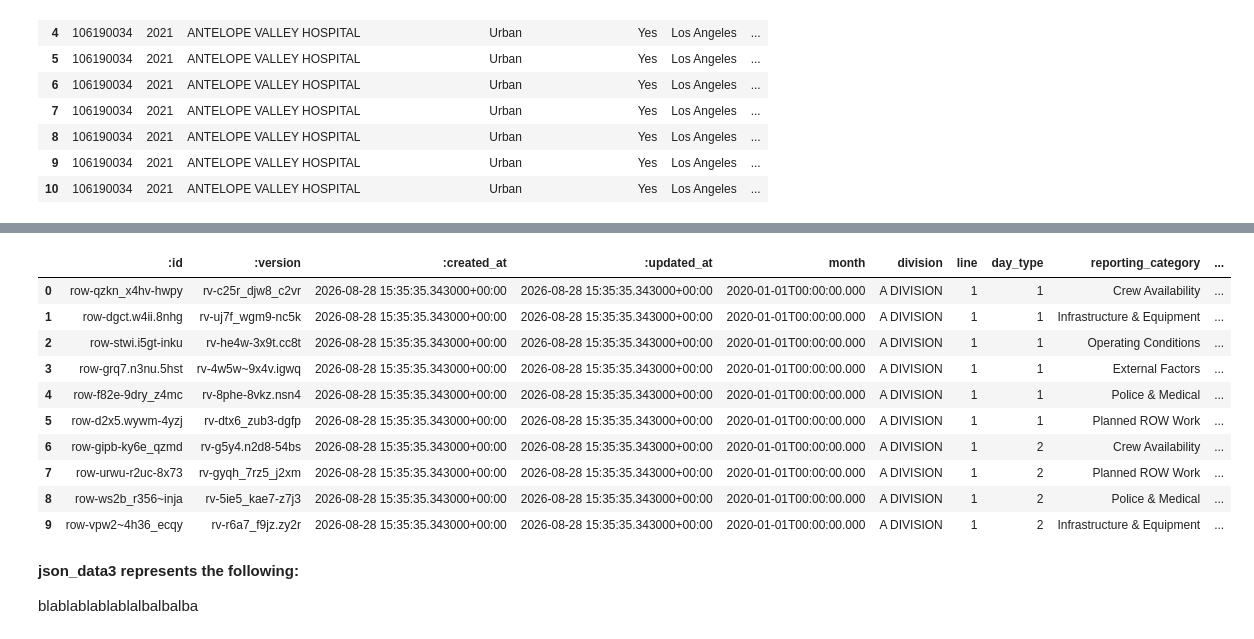
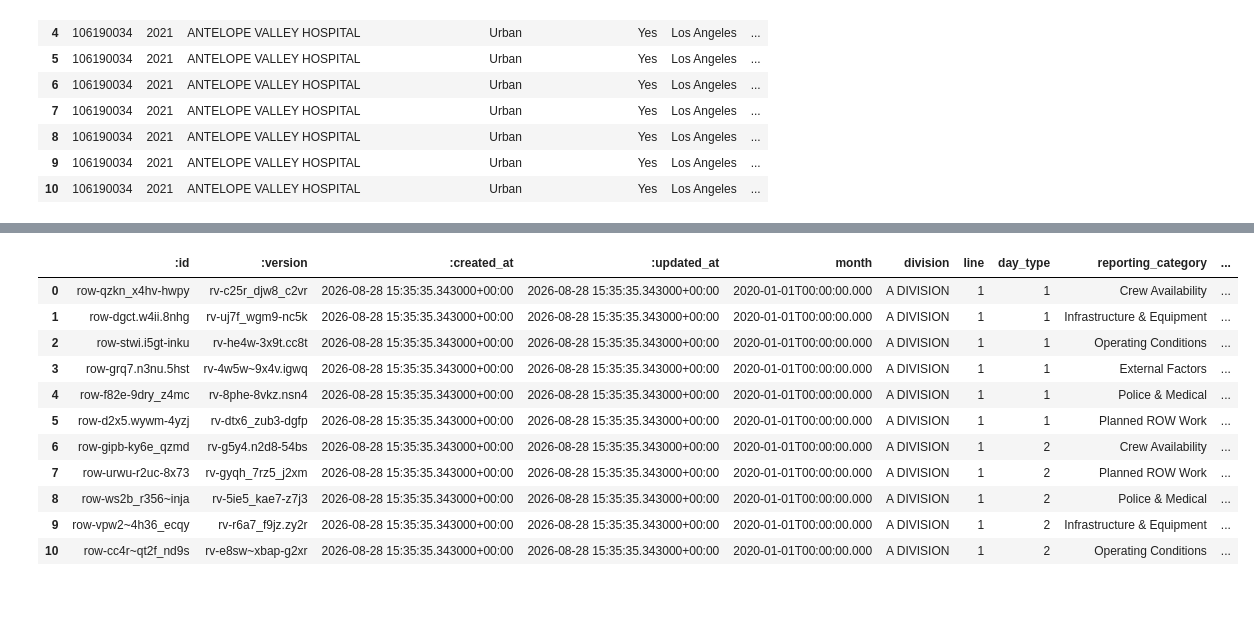
Before and after one commit to Yaghs/datasci_1_loading, a Jupyter notebook: HHA_507_HW1.ipynb, the cells around one changed output, grey strips where cells are left out. Cells and saved outputs as stored; diff of their text form; code cells hidden in the pictures; blank space fills up the shorter version.

```diff
--- a/HHA_507_HW1.ipynb
+++ b/HHA_507_HW1.ipynb
@@ -24,9 +24,9 @@ xlsx_data3 = '/content/Data/XLSX_files/supplier-diversity-in-california-hospital
 # %% [markdown]
 **THE CELL BELOW IS ASSIGNING THE JSON FILES FROM THEIR RELATIVE PATHS TO THE FOLLOWING VARIABLES: json_data1, json_data2, json_data3**
 # %%
-json_data1 = '/content/Data/JSON_files/MTA-headcount-2024.json'
-json_data2 = '/content/Data/JSON_files/MTA-subway-delays-2020.json'
-json_data3 = '/content/Data/JSON_files/retail-food-stores.json'
+json_data1 = '/content/Data/MTA-headcount-2024.json'
+json_data2 = '/content/Data/MTA-subway-delays-2020.json'
+json_data3 = '/content/Data/retail-food-stores.json'
 # %% [markdown]
 **csv_data1 represents the following:**
 
@@ -554,19 +665,16 @@ blalbalbalbalbalablablalabla
 # %%
 df8 = pd.read_json(json_data2)
-df8.head(10)
+df8.head(11)
 # %% [output]
 |  | :id | :version | :created_at | :updated_at | month | division | line | day_type | reporting_category | ... |
 | 0 | row-qzkn_x4hv-hwpy | rv-c25r_djw8_c2vr | 2026-08-28 15:35:35.343000+00:00 | 2026-08-28 15:35:35.343000+00:00 | 2020-01-01T00:00:00.000 | A DIVISION | 1 | 1 | Crew Availability | ... |
 | 1 | row-dgct.w4ii.8nhg | rv-uj7f_wgm9-nc5k | 2026-08-28 15:35:35.343000+00:00 | 2026-08-28 15:35:35.343000+00:00 | 2020-01-01T00:00:00.000 | A DIVISION | 1 | 1 | Infrastructure & Equipment | ... |
 | 2 | row-stwi.i5gt-inku | rv-he4w-3x9t.cc8t | 2026-08-28 15:35:35.343000+00:00 | 2026-08-28 15:35:35.343000+00:00 | 2020-01-01T00:00:00.000 | A DIVISION | 1 | 1 | Operating Conditions | ... |
 | 3 | row-grq7.n3nu.5hst | rv-4w5w~9x4v.igwq | 2026-08-28 15:35:35.343000+00:00 | 2026-08-28 15:35:35.343000+00:00 | 2020-01-01T00:00:00.000 | A DIVISION | 1 | 1 | External Factors | ... |
 | 4 | row-f82e-9dry_z4mc | rv-8phe-8vkz.nsn4 | 2026-08-28 15:35:35.343000+00:00 | 2026-08-28 15:35:35.343000+00:00 | 2020-01-01T00:00:00.000 | A DIVISION | 1 | 1 | Police & Medical | ... |
 | 5 | row-d2x5.wywm-4yzj | rv-dtx6_zub3-dgfp | 2026-08-28 15:35:35.343000+00:00 | 2026-08-28 15:35:35.343000+00:00 | 2020-01-01T00:00:00.000 | A DIVISION | 1 | 1 | Planned ROW Work | ... |
 | 6 | row-gipb-ky6e_qzmd | rv-g5y4.n2d8-54bs | 2026-08-28 15:35:35.343000+00:00 | 2026-08-28 15:35:35.343000+00:00 | 2020-01-01T00:00:00.000 | A DIVISION | 1 | 2 | Crew Availability | ... |
 | 7 | row-urwu-r2uc-8x73 | rv-gyqh_7rz5_j2xm | 2026-08-28 15:35:35.343000+00:00 | 2026-08-28 15:35:35.343000+00:00 | 2020-01-01T00:00:00.000 | A DIVISION | 1 | 2 | Planned ROW Work | ... |
 | 8 | row-ws2b_r356~inja | rv-5ie5_kae7-z7j3 | 2026-08-28 15:35:35.343000+00:00 | 2026-08-28 15:35:35.343000+00:00 | 2020-01-01T00:00:00.000 | A DIVISION | 1 | 2 | Police & Medical | ... |
 | 9 | row-vpw2~4h36_ecqy | rv-r6a7_f9jz.zy2r | 2026-08-28 15:35:35.343000+00:00 | 2026-08-28 15:35:35.343000+00:00 | 2020-01-01T00:00:00.000 | A DIVISION | 1 | 2 | Infrastructure & Equipment | ... |
+| 10 | row-cc4r~qt2f_nd9s | rv-e8sw~xbap-g2xr | 2026-08-28 15:35:35.343000+00:00 | 2026-08-28 15:35:35.343000+00:00 | 2020-01-01T00:00:00.000 | A DIVISION | 1 | 2 | Operating Conditions | ... |
-# %% [markdown]
-**json_data3 represents the following:**
-
-blablablablablalbalbalba
```
Also changed, not shown: parts of 10 cells of this notebook.
